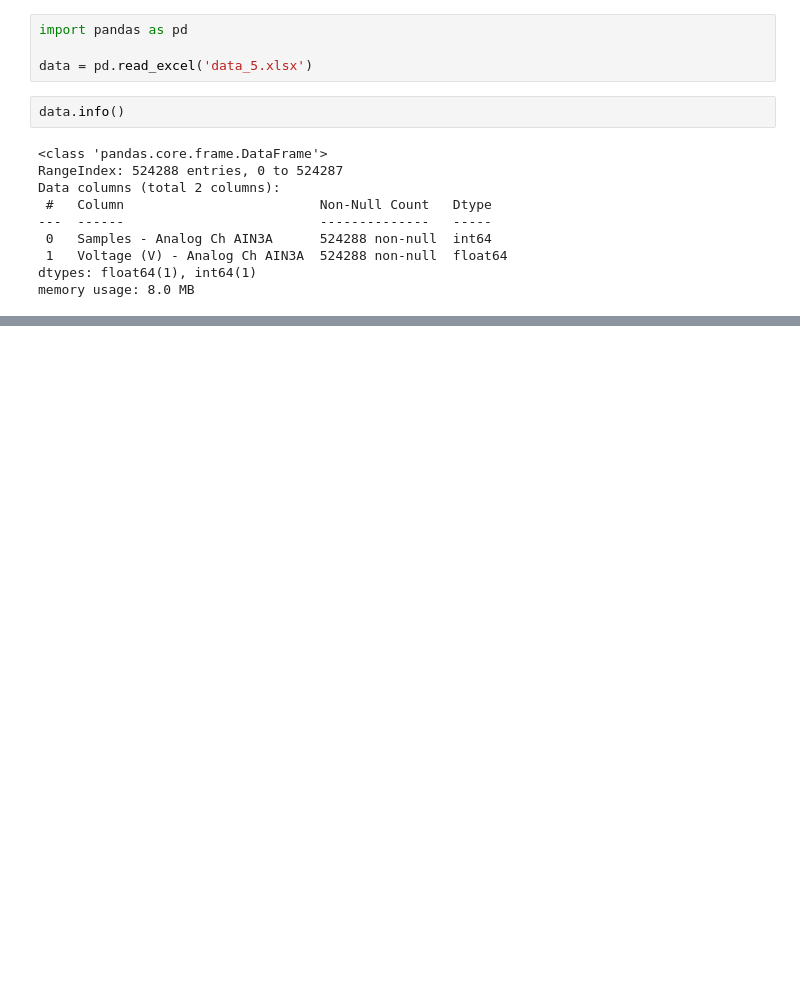
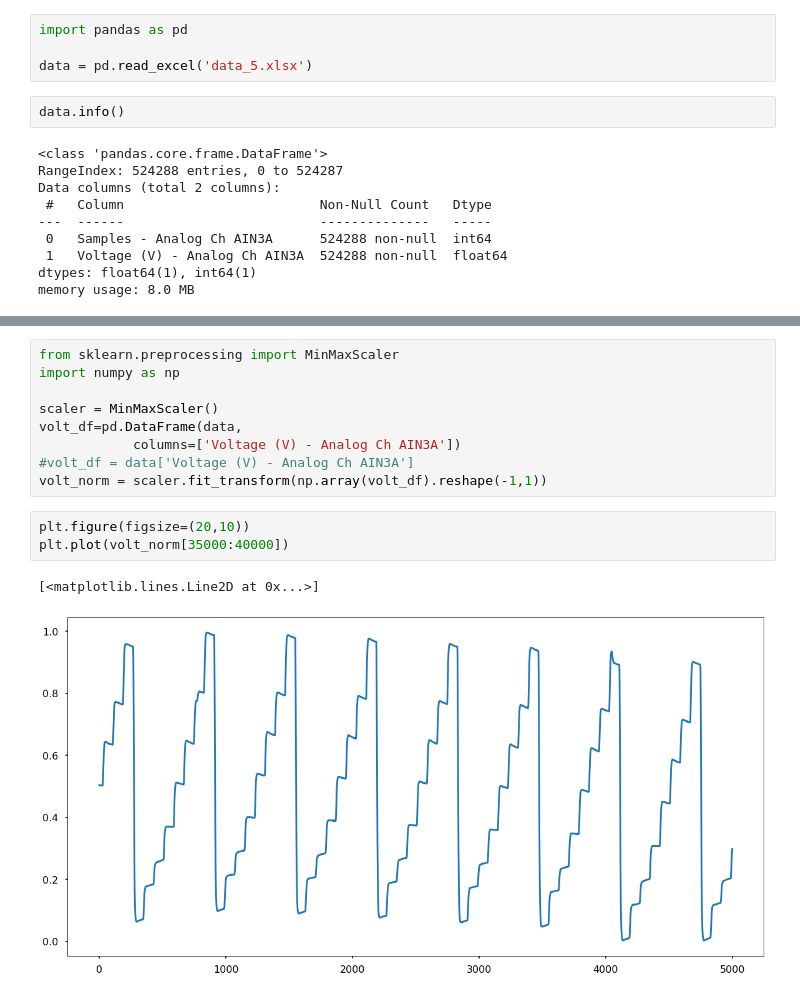
Before and after one commit to LongNguyen1984/TimeSeriesWithPython, a Jupyter notebook: VLCmulti_levels.ipynb, the cells around one changed output, grey strips where cells are left out. Saved outputs shown, nothing was run; the diff lists cells and outputs as text; blank space fills up the shorter version.

```diff
--- a/VLCmulti_levels.ipynb
+++ b/VLCmulti_levels.ipynb
@@ -26,0 +27,15 @@ plt.plot(data['Voltage (V) - Analog Ch AIN3A'][30000:35000])
+# %%
+from sklearn.preprocessing import MinMaxScaler
+import numpy as np
+
+scaler = MinMaxScaler()
+volt_df=pd.DataFrame(data,
+            columns=['Voltage (V) - Analog Ch AIN3A'])
+#volt_df = data['Voltage (V) - Analog Ch AIN3A']
+volt_norm = scaler.fit_transform(np.array(volt_df).reshape(-1,1))
+# %%
+plt.figure(figsize=(20,10))
+plt.plot(volt_norm[35000:40000])
+# %% [output]
+[<matplotlib.lines.Line2D at 0x...>]
+[figure, added]
```
Also changed, not shown: parts of 7 cells of this notebook.
